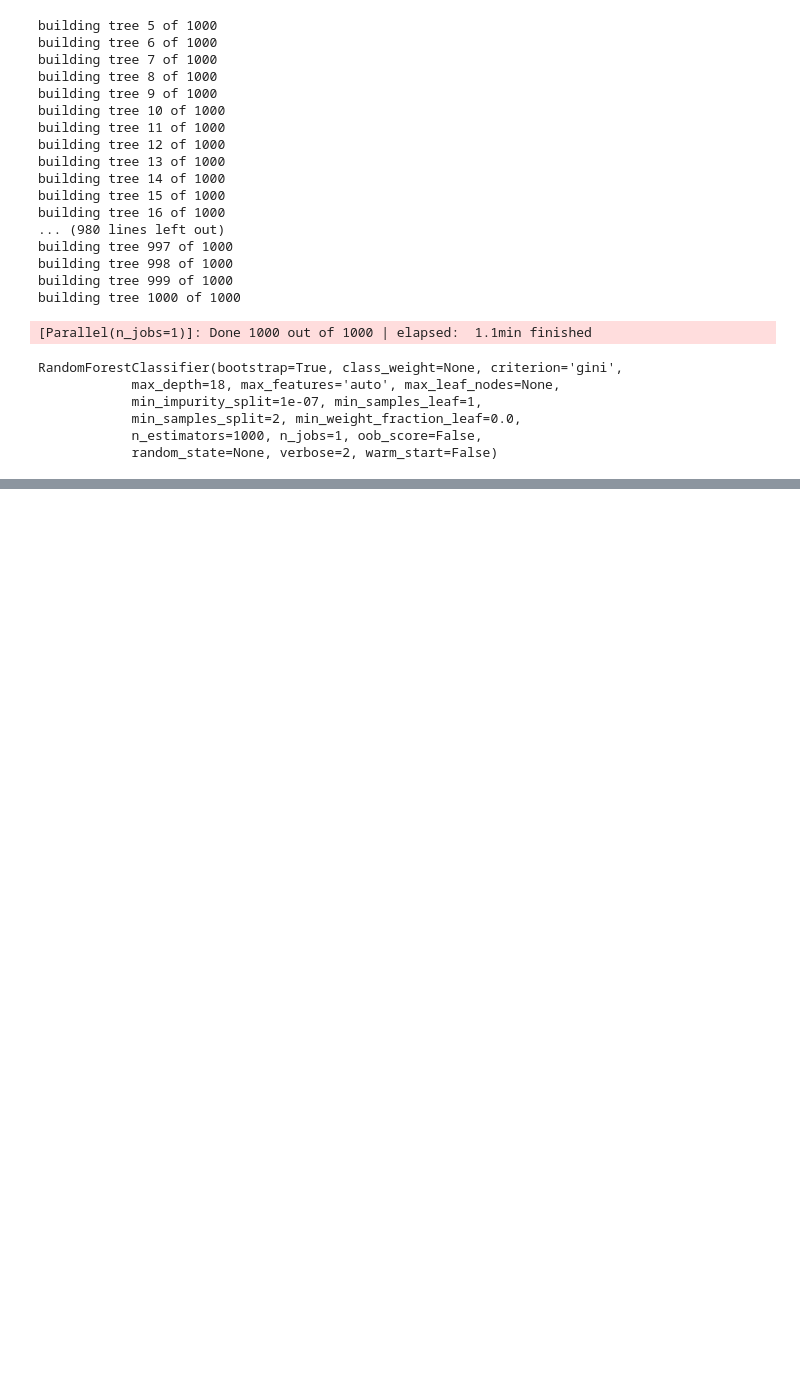
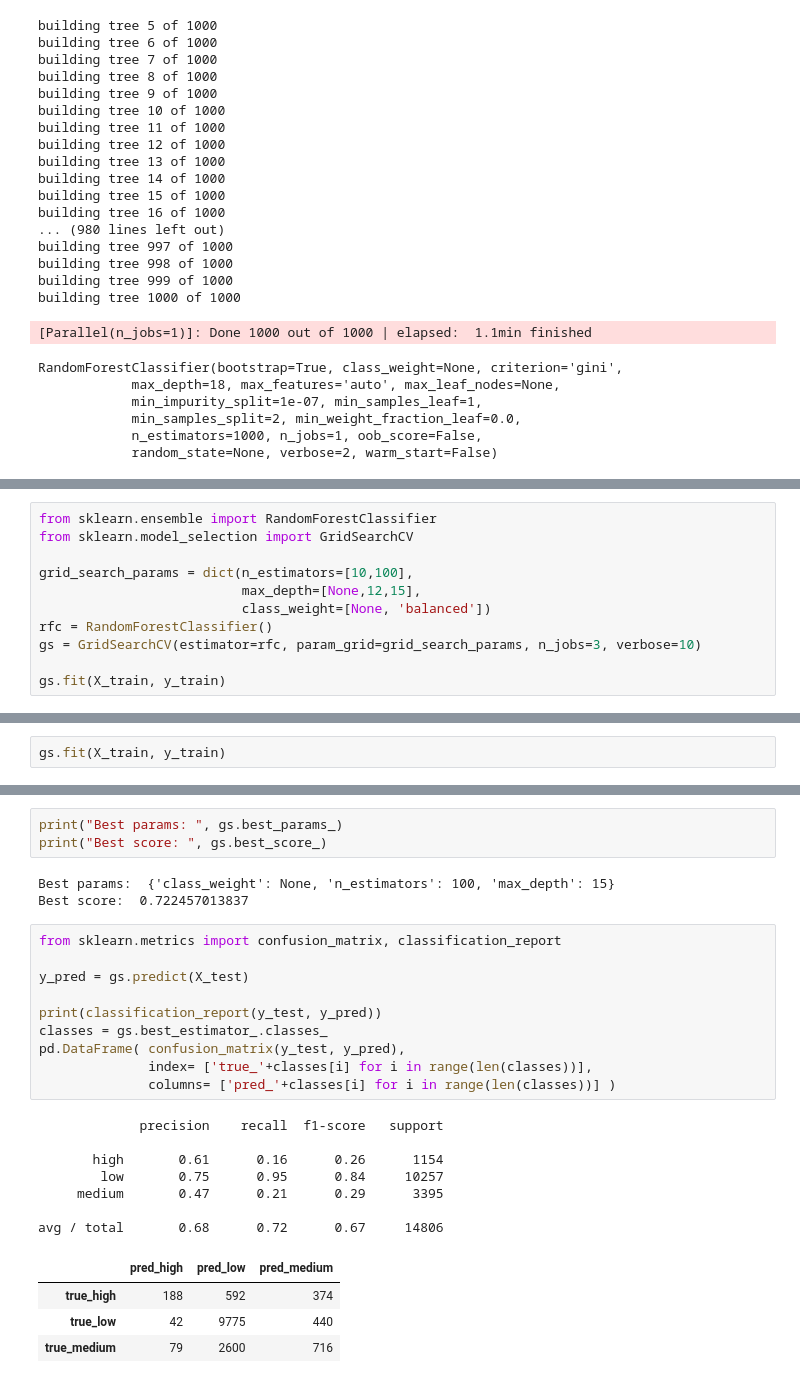
Before and after one commit to spryify/wwc-sv-ds-workshop, a Jupyter notebook: RentalListings/TwoSigmaRental-Starter.ipynb, the cells around one changed output, grey strips where cells are left out. Saved outputs shown, nothing was run; the diff lists cells and outputs as text; blank space fills up the shorter version.

Commit message:
Added example of GridSearchCV.

```diff
--- a/RentalListings/TwoSigmaRental-Starter.ipynb
+++ b/RentalListings/TwoSigmaRental-Starter.ipynb
@@ -313,0 +316,11 @@ print(desc_tfidf.shape)
+# %%
+from sklearn.ensemble import RandomForestClassifier
+from sklearn.model_selection import GridSearchCV
+
+grid_search_params = dict(n_estimators=[10,100],
+                          max_depth=[None,12,15],
+                          class_weight=[None, 'balanced'])
+rfc = RandomForestClassifier()
+gs = GridSearchCV(estimator=rfc, param_grid=grid_search_params, n_jobs=3, verbose=10)
+
+gs.fit(X_train, y_train)
@@ -313,0 +346,2 @@ print(desc_tfidf.shape)
+# %%
+gs.fit(X_train, y_train)
@@ -313,0 +367,28 @@ print(desc_tfidf.shape)
+# %%
+print("Best params: ", gs.best_params_)
+print("Best score: ", gs.best_score_)
+# %% [output]
+Best params:  {'class_weight': None, 'n_estimators': 100, 'max_depth': 15}
+Best score:  0.722457013837
+# %%
+from sklearn.metrics import confusion_matrix, classification_report
+
+y_pred = gs.predict(X_test)
+
+print(classification_report(y_test, y_pred))
+classes = gs.best_estimator_.classes_
+pd.DataFrame( confusion_matrix(y_test, y_pred),
+              index= ['true_'+classes[i] for i in range(len(classes))],
+              columns= ['pred_'+classes[i] for i in range(len(classes))] )
+# %% [output]
+             precision    recall  f1-score   support
+
+       high       0.61      0.16      0.26      1154
+        low       0.75      0.95      0.84     10257
+     medium       0.47      0.21      0.29      3395
+
+avg / total       0.68      0.72      0.67     14806
+|  | pred_high | pred_low | pred_medium |
+| true_high | 188 | 592 | 374 |
+| true_low | 42 | 9775 | 440 |
+| true_medium | 79 | 2600 | 716 |
```
Also changed, not shown: parts of 26 cells of this notebook.
